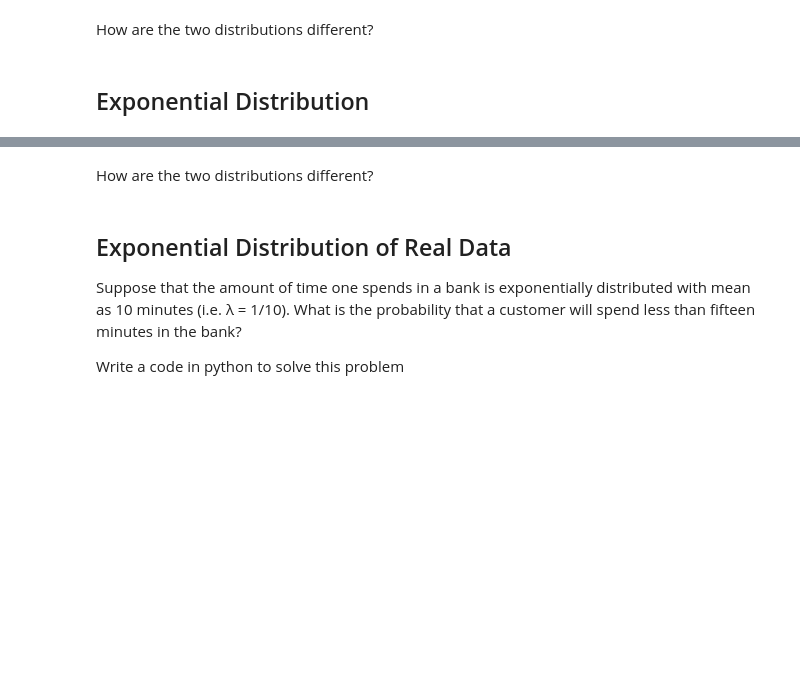
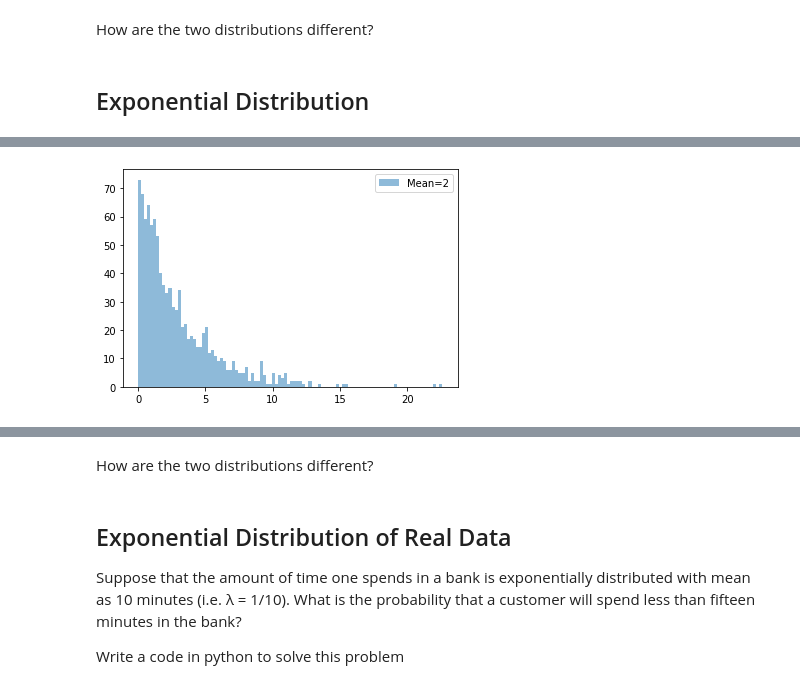
Before and after one commit to Ironhack-data-bcn-january-2023/lab-continuous-probability-distributions, a Jupyter notebook: your-code/main.ipynb, the cells around one changed output, grey strips where cells are left out. Drawn from its saved outputs; the diff is of its cells as text; code cells hidden in the pictures; blank space fills up the shorter version.

```diff
--- a/your-code/main.ipynb
+++ b/your-code/main.ipynb
@@ -65,0 +108,19 @@ Your output should look like below:
+# %%
+# your code here
+
+
+def generate_exponential(mean, size):
+
+    scale = mean / np.log(2)  # Calculate the scale parameter for numpy.random.exponential.
+    return np.random.exponential(scale, size)
+
+# Generate the two sequences.
+seq1 = generate_exponential(mean=2, size=1000)
+seq2 = generate_exponential(mean=200, size=1000)
+
+# Plot the histograms.
+plt.hist(seq1, bins=100, alpha=0.5, label="Mean=2")
+plt.legend()
+plt.show()
+# %% [output]
+[figure, added]
```
Also changed, not shown: parts of 31 cells of this notebook.
